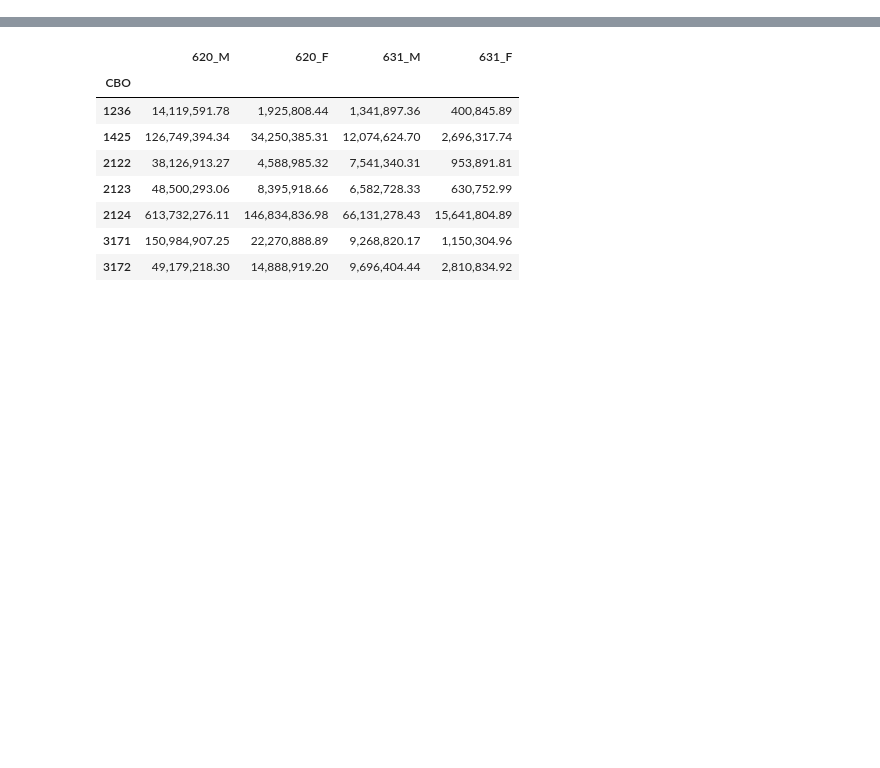
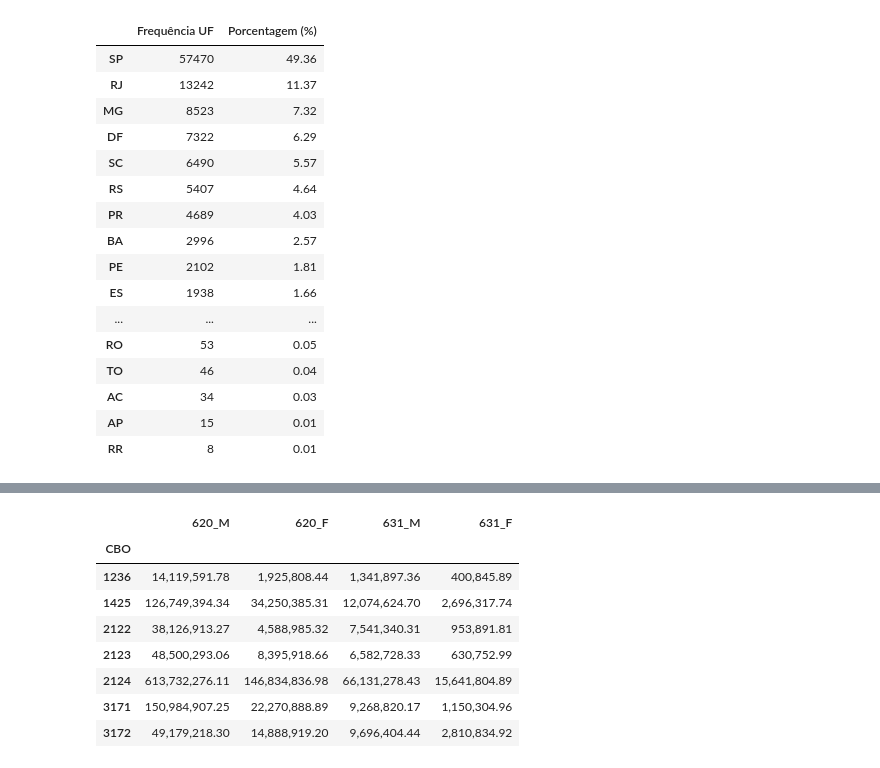
Before and after one commit to yohannmax/ic_fatec_dif_salarial_ti, a Jupyter notebook: notebooks/01-dif_salarial_geral.ipynb, the cells around one changed output, grey strips where cells are left out. Saved outputs shown, nothing was run; the diff lists cells and outputs as text; code cells hidden in the pictures; blank space fills up the shorter version.

```diff
--- a/notebooks/01-dif_salarial_geral.ipynb
+++ b/notebooks/01-dif_salarial_geral.ipynb
@@ -5,0 +42,29 @@ pd.options.display.float_format = "{:,.2f}".format
+# %%
+# Demonstração dos dados por UF:
+
+frequencia_UF = RAIS_2019.UF.value_counts()
+percentual_UF = RAIS_2019.UF.value_counts(normalize = True) * 100
+
+dist_freq_UF = pd.DataFrame(
+    {'Frequência UF': frequencia_UF, 'Porcentagem (%)': percentual_UF}
+)
+
+dist_freq_UF
+# %% [output]
+|  | Frequência UF | Porcentagem (%) |
+| SP | 57470 | 49.36 |
+| RJ | 13242 | 11.37 |
+| MG | 8523 | 7.32 |
+| DF | 7322 | 6.29 |
+| SC | 6490 | 5.57 |
+| RS | 5407 | 4.64 |
+| PR | 4689 | 4.03 |
+| BA | 2996 | 2.57 |
+| PE | 2102 | 1.81 |
+| ES | 1938 | 1.66 |
+| ... | ... | ... |
+| RO | 53 | 0.05 |
+| TO | 46 | 0.04 |
+| AC | 34 | 0.03 |
+| AP | 15 | 0.01 |
+| RR | 8 | 0.01 |
```
Also changed, not shown: parts of 11 cells of this notebook, 2 other files.
